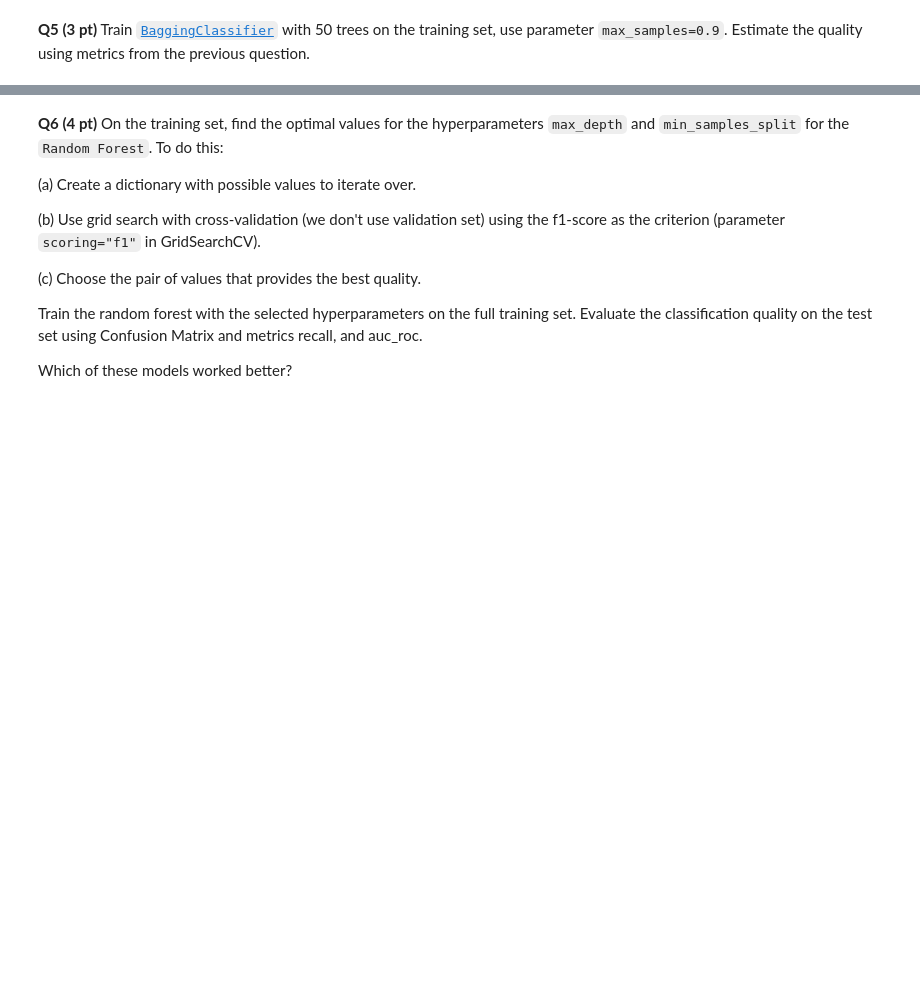
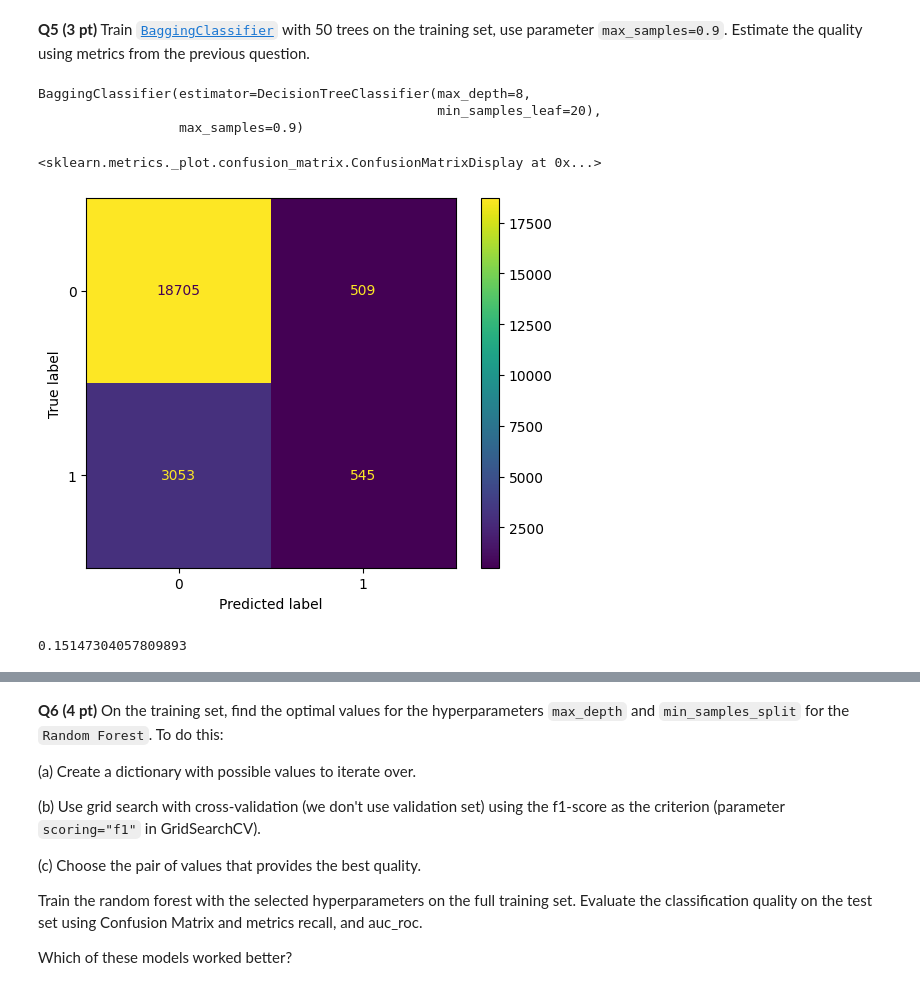
Before and after one commit to Joseppi007/MachineLearningRubbish, a Jupyter notebook: 2025_spring/Week08_DT/HW7.ipynb, the cells around one changed output, grey strips where cells are left out. Cells and saved outputs as stored; diff of their text form; code cells hidden in the pictures; blank space fills up the shorter version.

```diff
--- a/2025_spring/Week08_DT/HW7.ipynb
+++ b/2025_spring/Week08_DT/HW7.ipynb
@@ -216,3 +211,19 @@ RocCurveDisplay.from_predictions(y_test, tree.predict_proba(X_test_transformed)[
 [figure]
 # %% [markdown]
 **Q5 (3 pt)** Train [`BaggingClassifier`](https://scikit-learn.org/stable/modules/generated/sklearn.ensemble.BaggingClassifier.html) with 50 trees on the training set, use parameter `max_samples=0.9`. Estimate the quality using metrics from the previous question.
+# %%
+bag = BaggingClassifier(max_samples=0.9, estimator=DecisionTreeClassifier(max_depth=8, min_samples_leaf=20))
+bag.fit(X_train_transformed, y_train)
+# %% [output]
+BaggingClassifier(estimator=DecisionTreeClassifier(max_depth=8,
+                                                   min_samples_leaf=20),
+                  max_samples=0.9)
+# %%
+ConfusionMatrixDisplay.from_predictions(y_test, bag.predict(X_test_transformed))
+# %% [output]
+<sklearn.metrics._plot.confusion_matrix.ConfusionMatrixDisplay at 0x...>
+[figure, added]
+# %%
+recall_score(y_test, bag.predict(X_test_transformed))
+# %% [output]
+0.15147304057809893
```
Also changed, not shown: parts of 3 cells of this notebook.
